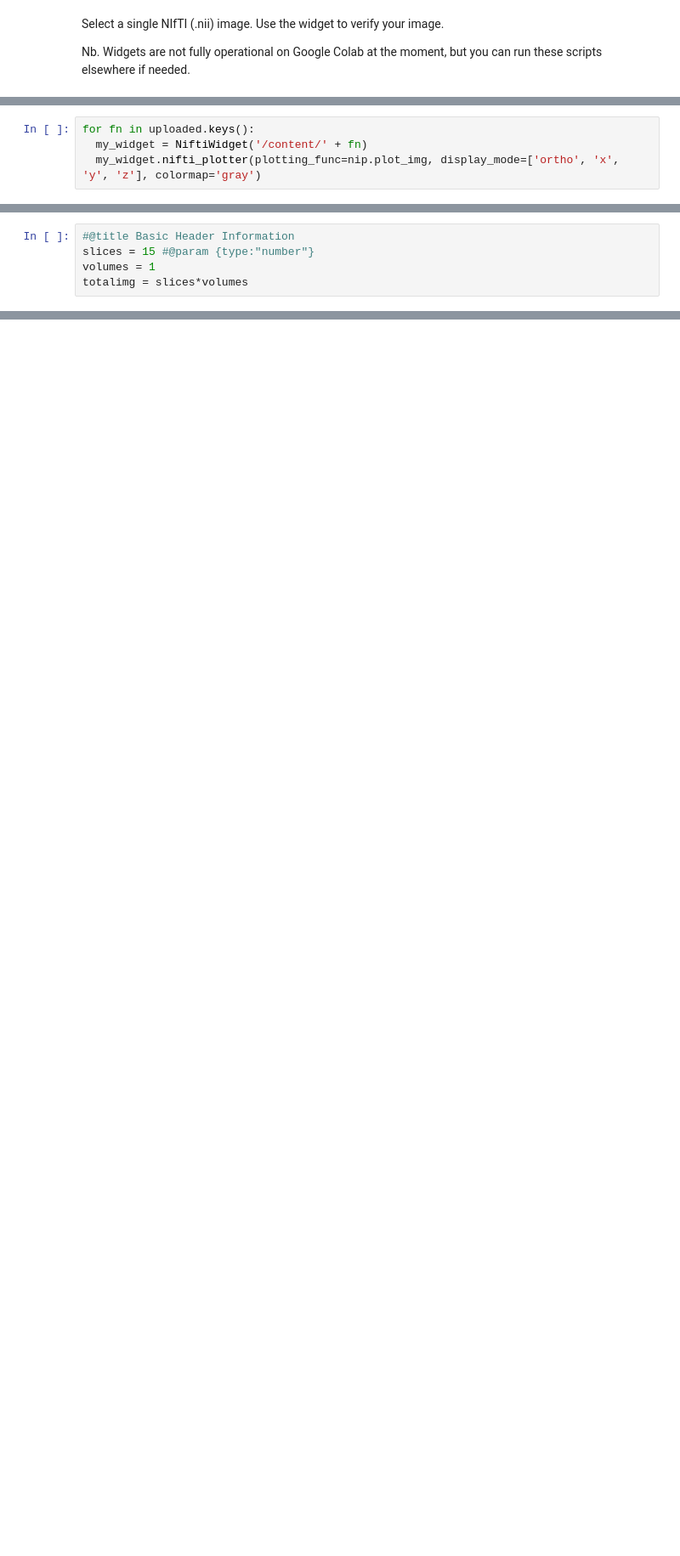
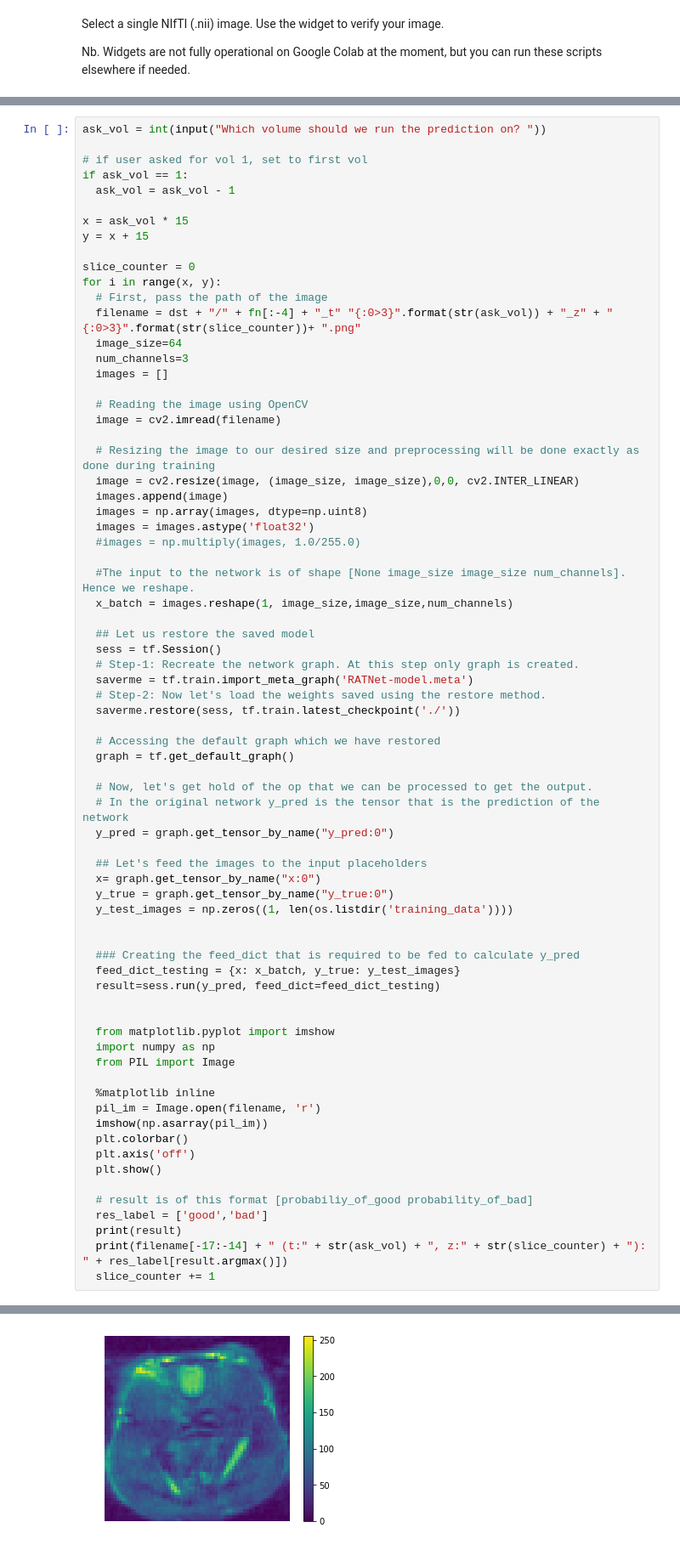
Before and after one commit to alexlaurence/CLARA, a Jupyter notebook: CLARA.ipynb, the cells around one changed output, grey strips where cells are left out. Shown at 85% size. Drawn from its saved outputs; the diff is of its cells as text; blank space fills up the shorter version.

```diff
--- a/CLARA.ipynb
+++ b/CLARA.ipynb
@@ -545,4 +617,0 @@ User uploaded file "f105x1.nii" with length 246112 bytes
-# %%
-for fn in uploaded.keys():
-  my_widget = NiftiWidget('/content/' + fn)
-  my_widget.nifti_plotter(plotting_func=nip.plot_img, display_mode=['ortho', 'x', 'y', 'z'], colormap='gray')
@@ -555,5 +617,0 @@ Copyright © 2006-2013 Jessica Jesser and Kai Schlamp. All rights reserved.
-# %%
-#@title Basic Header Information
-slices = 15 #@param {type:"number"}
-volumes = 1
-totalimg = slices*volumes
@@ -717,0 +673,73 @@ Use standard file APIs to check for files with this prefix.
+# %%
+ask_vol = int(input("Which volume should we run the prediction on? "))
+
+# if user asked for vol 1, set to first vol
+if ask_vol == 1:
+  ask_vol = ask_vol - 1
+
+x = ask_vol * 15
+y = x + 15
+
+slice_counter = 0
+for i in range(x, y):
+  # First, pass the path of the image
+  filename = dst + "/" + fn[:-4] + "_t" "{:0>3}".format(str(ask_vol)) + "_z" + "{:0>3}".format(str(slice_counter))+ ".png"
+  image_size=64
+  num_channels=3
+  images = []
+
+  # Reading the image using OpenCV
+  image = cv2.imread(filename)
+
+  # Resizing the image to our desired size and preprocessing will be done exactly as done during training
+  image = cv2.resize(image, (image_size, image_size),0,0, cv2.INTER_LINEAR)
+  images.append(image)
+  images = np.array(images, dtype=np.uint8)
+  images = images.astype('float32')
+  #images = np.multiply(images, 1.0/255.0)
+
+  #The input to the network is of shape [None image_size image_size num_channels]. Hence we reshape.
+  x_batch = images.reshape(1, image_size,image_size,num_channels)
+
+  ## Let us restore the saved model
+  sess = tf.Session()
+  # Step-1: Recreate the network graph. At this step only graph is created.
+  saverme = tf.train.import_meta_graph('RATNet-model.meta')
+  # Step-2: Now let's load the weights saved using the restore method.
+  saverme.restore(sess, tf.train.latest_checkpoint('./'))
+
+  # Accessing the default graph which we have restored
+  graph = tf.get_default_graph()
+
+  # Now, let's get hold of the op that we can be processed to get the output.
+  # In the original network y_pred is the tensor that is the prediction of the network
+  y_pred = graph.get_tensor_by_name("y_pred:0")
+
+  ## Let's feed the images to the input placeholders
+  x= graph.get_tensor_by_name("x:0")
+  y_true = graph.get_tensor_by_name("y_true:0")
+  y_test_images = np.zeros((1, len(os.listdir('training_data'))))
+
+
+  ### Creating the feed_dict that is required to be fed to calculate y_pred
+  feed_dict_testing = {x: x_batch, y_true: y_test_images}
+  result=sess.run(y_pred, feed_dict=feed_dict_testing)
+
+
+  from matplotlib.pyplot import imshow
+  import numpy as np
+  from PIL import Image
+
+  %matplotlib inline
+  pil_im = Image.open(filename, 'r')
+  imshow(np.asarray(pil_im))
+  plt.colorbar()
+  plt.axis('off')
+  plt.show()
+
+  # result is of this format [probabiliy_of_good probability_of_bad]
+  res_label = ['good','bad']
+  print(result)
+  print(filename[-17:-14] + " (t:" + str(ask_vol) + ", z:" + str(slice_counter) + "): " + res_label[result.argmax()])
+  slice_counter += 1
+# %% [output]
@@ -717,0 +748 @@ Use standard file APIs to check for files with this prefix.
+[figure, added]
```
Also changed, not shown: parts of 51 cells of this notebook.
